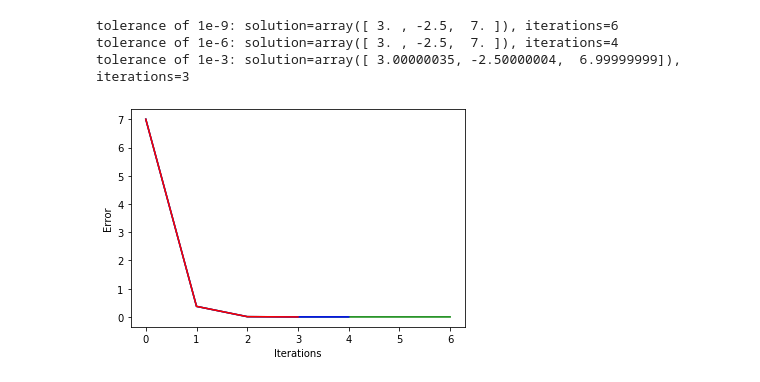
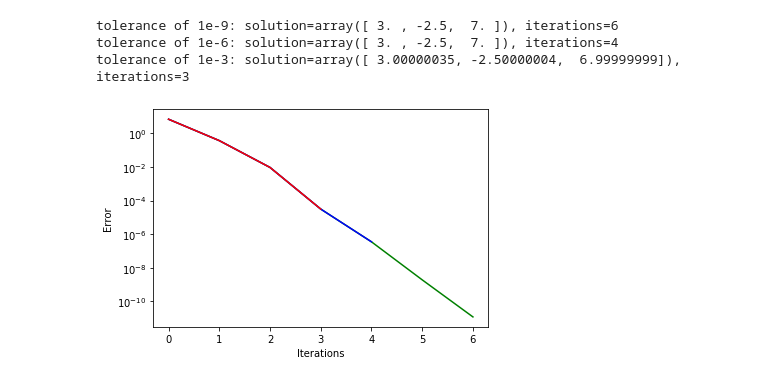
Before and after one commit to alanbrosnan5226/coe311k, a Jupyter notebook: homework/anb5226-HW4.ipynb, the cells around one changed output. Cells and saved outputs as stored; diff of their text form; code cells hidden in the pictures.

```diff
--- a/homework/anb5226-HW4.ipynb
+++ b/homework/anb5226-HW4.ipynb
@@ -67,24 +68,25 @@ tolerance of 1e-3: solution=array([ 3.0000225 , -2.50000266,  6.99998104]), iter
 # %%
 #gauss-siedel
 import matplotlib.pyplot as plt
 
 solution, iterations, error= gauss_seidel(A,b,x0,tol=1e-9)
 print (f"tolerance of 1e-9: {solution=}, {iterations=}")
 plt.plot(np.arange(0,len(error)), error, 'g')
 
 solution, iterations, error= gauss_seidel(A,b,x0,tol=1e-6)
 print (f"tolerance of 1e-6: {solution=}, {iterations=}")
 plt.plot(np.arange(0,len(error)), error, 'b')
 
 solution, iterations, error= gauss_seidel(A,b,x0,tol=1e-3)
 print (f"tolerance of 1e-3: {solution=}, {iterations=}")
 plt.plot(np.arange(0,len(error)), error, 'r')
 plt.xlabel("Iterations")
+plt.yscale("log")
 plt.ylabel("Error")
 
 plt.show()
 # %% [output]
 tolerance of 1e-9: solution=array([ 3. , -2.5,  7. ]), iterations=6
 tolerance of 1e-6: solution=array([ 3. , -2.5,  7. ]), iterations=4
 tolerance of 1e-3: solution=array([ 3.00000035, -2.50000004,  6.99999999]), iterations=3
-[figure, old version]
+[figure, new version]
```
Also changed, not shown: parts of 3 cells of this notebook.
